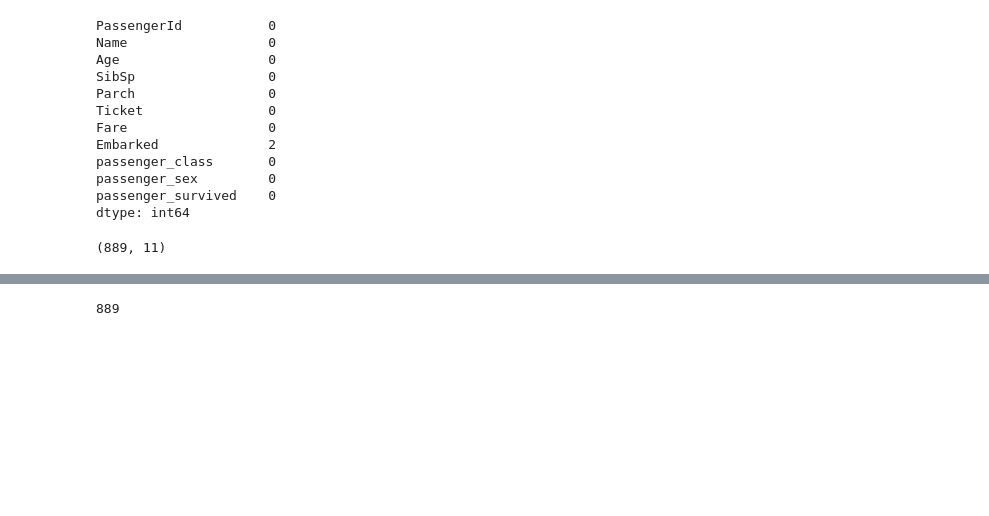
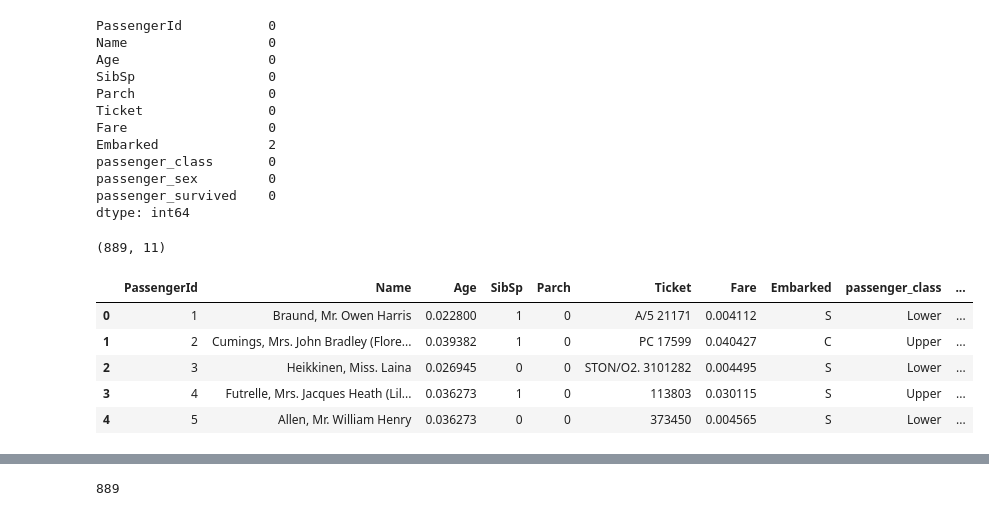
Before and after one commit to Tepi994/Statistical-Learning1, a Jupyter notebook: titanic_dataset/Titanic_Ensemble_Learning.ipynb, the cells around one changed output, grey strips where cells are left out. Cells and saved outputs as stored; diff of their text form; code cells hidden in the pictures; blank space fills up the shorter version.

```diff
--- a/titanic_dataset/Titanic_Ensemble_Learning.ipynb
+++ b/titanic_dataset/Titanic_Ensemble_Learning.ipynb
@@ -114,3 +123,12 @@ df['passenger_survived_encoded'] = encoder.fit_transform(np.array(df['passenger_
+# %%
+df.head()
+# %% [output]
+|  | PassengerId | Name | Age | SibSp | Parch | Ticket | Fare | Embarked | passenger_class | ... |
+| 0 | 1 | Braund, Mr. Owen Harris | 0.022800 | 1 | 0 | A/5 21171 | 0.004112 | S | Lower | ... |
+| 1 | 2 | Cumings, Mrs. John Bradley (Flore... | 0.039382 | 1 | 0 | PC 17599 | 0.040427 | C | Upper | ... |
+| 2 | 3 | Heikkinen, Miss. Laina | 0.026945 | 0 | 0 | STON/O2. 3101282 | 0.004495 | S | Lower | ... |
+| 3 | 4 | Futrelle, Mrs. Jacques Heath (Lil... | 0.036273 | 1 | 0 | 113803 | 0.030115 | S | Upper | ... |
+| 4 | 5 | Allen, Mr. William Henry | 0.036273 | 0 | 0 | 373450 | 0.004565 | S | Lower | ... |
 # %%
 labels = df['passenger_survived_encoded']
 labels.head()
```
Also changed, not shown: parts of 19 cells of this notebook, 5 other files.
